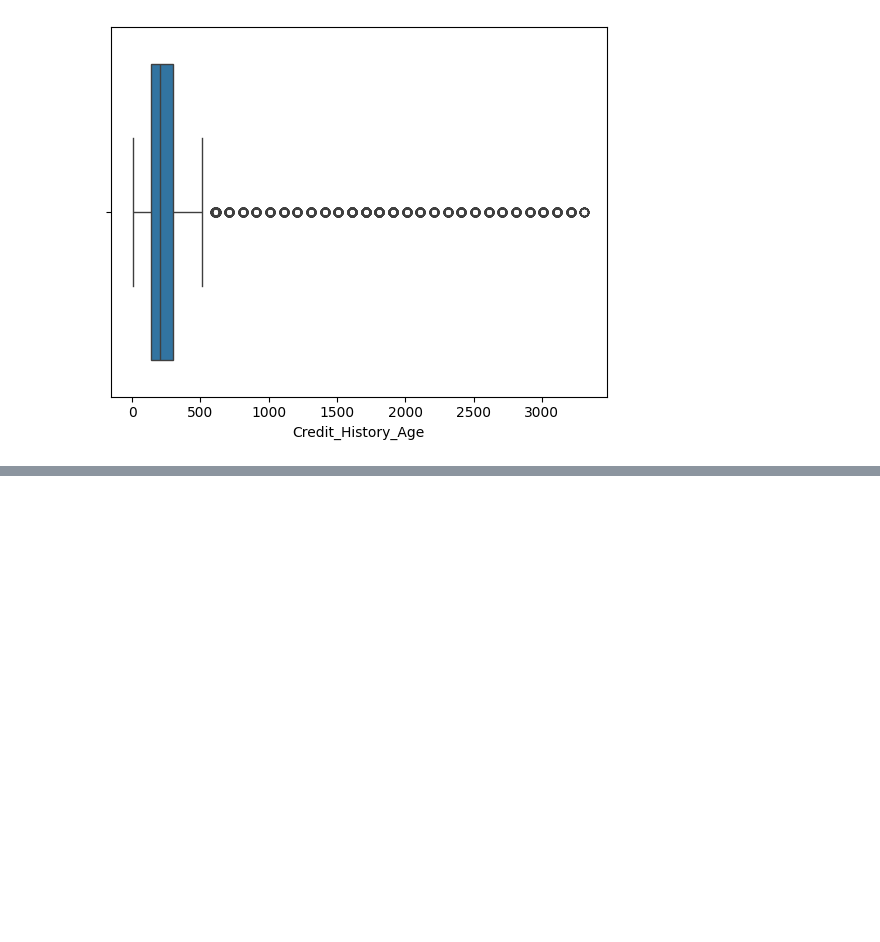
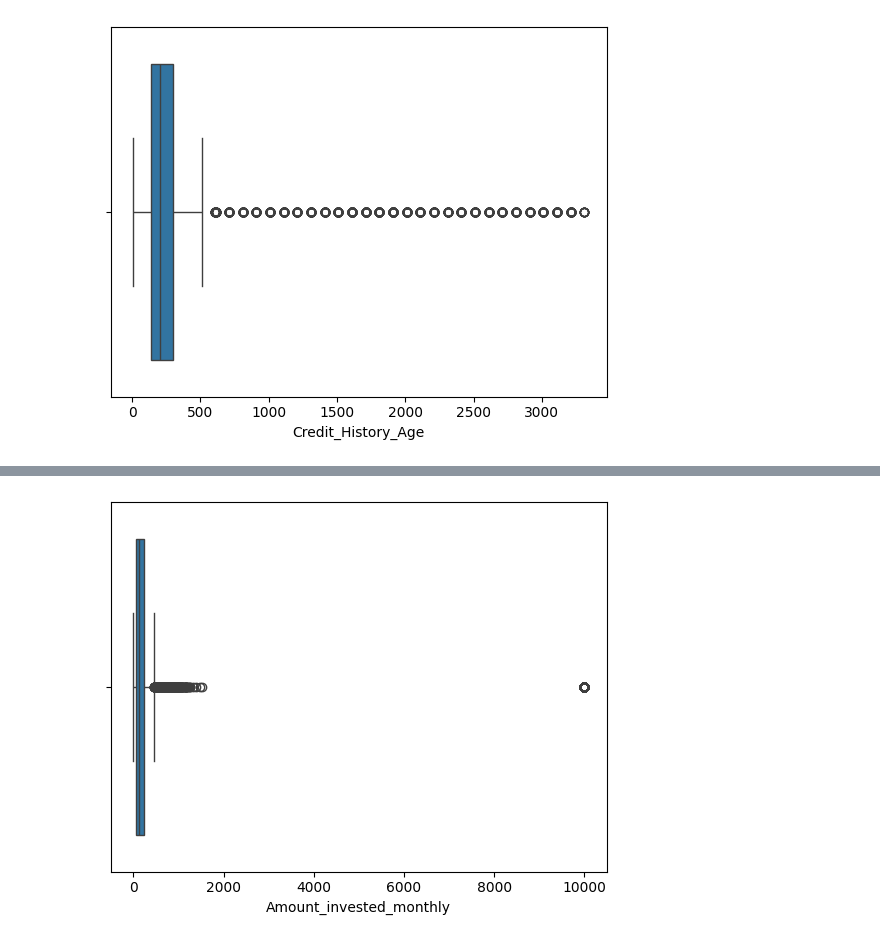
Before and after one commit to wessware/Credit_Risk_Analysis, a Jupyter notebook: credit_score_1.ipynb, the cells around one changed output, grey strips where cells are left out. Cells and saved outputs as stored; diff of their text form; code cells hidden in the pictures; blank space fills up the shorter version.

```diff
--- a/credit_score_1.ipynb
+++ b/credit_score_1.ipynb
@@ -661,0 +668,5 @@ plt.show()
+# %%
+sns.boxplot(x=df['Amount_invested_monthly'])
+plt.show()
+# %% [output]
+[figure, added]
```
Also changed, not shown: parts of 6 cells of this notebook, 1 other file.
